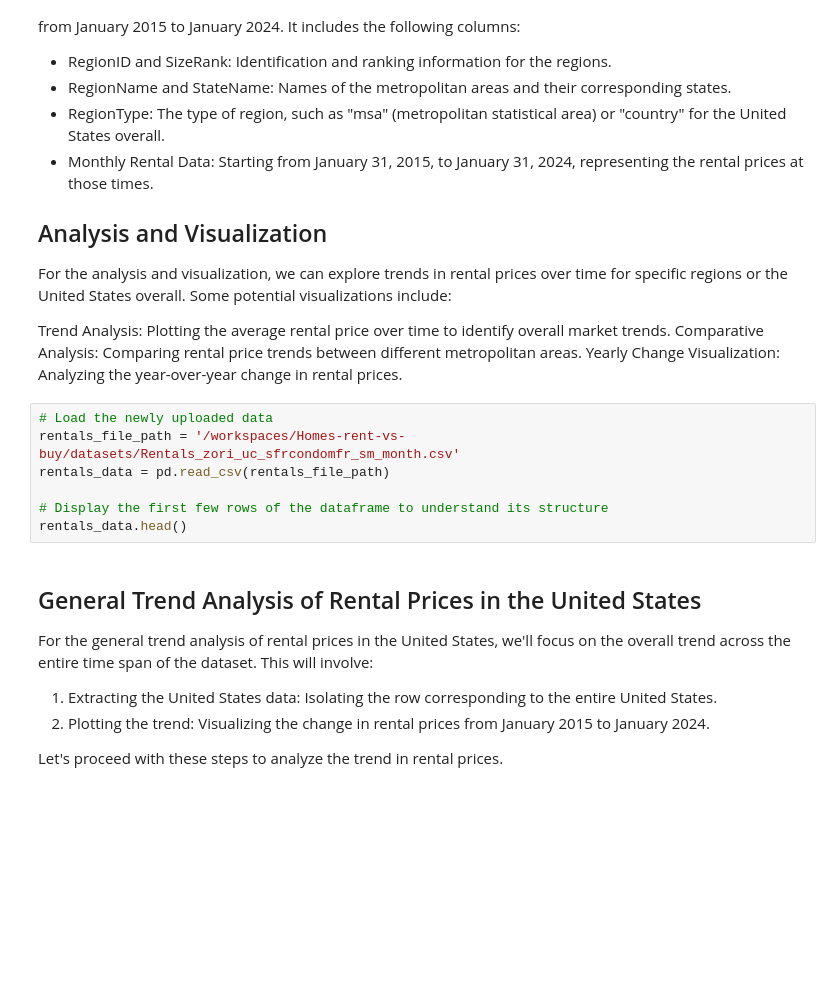
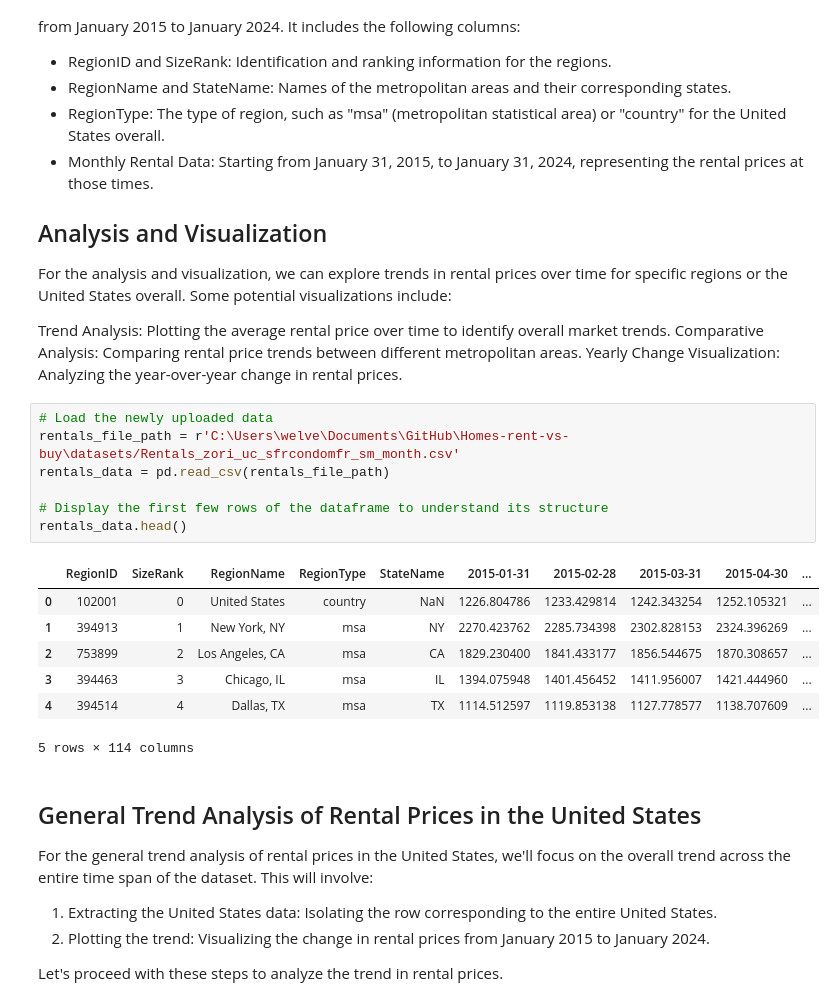
Before and after one commit to donlopez/Homes-rent-vs-buy, a Jupyter notebook: notebooks/data_exploration.ipynb, the cells around one changed output. Saved outputs shown, nothing was run; the diff lists cells and outputs as text; blank space fills up the shorter version.

```diff
--- a/notebooks/data_exploration.ipynb
+++ b/notebooks/data_exploration.ipynb
@@ -112,11 +140,19 @@ Comparative Analysis: Comparing rental price trends between different metropolit
 Yearly Change Visualization: Analyzing the year-over-year change in rental prices.
 # %%
 # Load the newly uploaded data
-rentals_file_path = '/workspaces/Homes-rent-vs-buy/datasets/Rentals_zori_uc_sfrcondomfr_sm_month.csv'
+rentals_file_path = r'C:\Users\welve\Documents\GitHub\Homes-rent-vs-buy\datasets/Rentals_zori_uc_sfrcondomfr_sm_month.csv'
 rentals_data = pd.read_csv(rentals_file_path)
 
 # Display the first few rows of the dataframe to understand its structure
 rentals_data.head()
+# %% [output]
+|  | RegionID | SizeRank | RegionName | RegionType | StateName | 2015-01-31 | 2015-02-28 | 2015-03-31 | 2015-04-30 | ... |
+| 0 | 102001 | 0 | United States | country | NaN | 1226.804786 | 1233.429814 | 1242.343254 | 1252.105321 | ... |
+| 1 | 394913 | 1 | New York, NY | msa | NY | 2270.423762 | 2285.734398 | 2302.828153 | 2324.396269 | ... |
+| 2 | 753899 | 2 | Los Angeles, CA | msa | CA | 1829.230400 | 1841.433177 | 1856.544675 | 1870.308657 | ... |
+| 3 | 394463 | 3 | Chicago, IL | msa | IL | 1394.075948 | 1401.456452 | 1411.956007 | 1421.444960 | ... |
+| 4 | 394514 | 4 | Dallas, TX | msa | TX | 1114.512597 | 1119.853138 | 1127.778577 | 1138.707609 | ... |
+5 rows × 114 columns
 # %% [markdown]
 ## General Trend Analysis of Rental Prices in the United States
 
```
Also changed, not shown: parts of 6 cells of this notebook.
